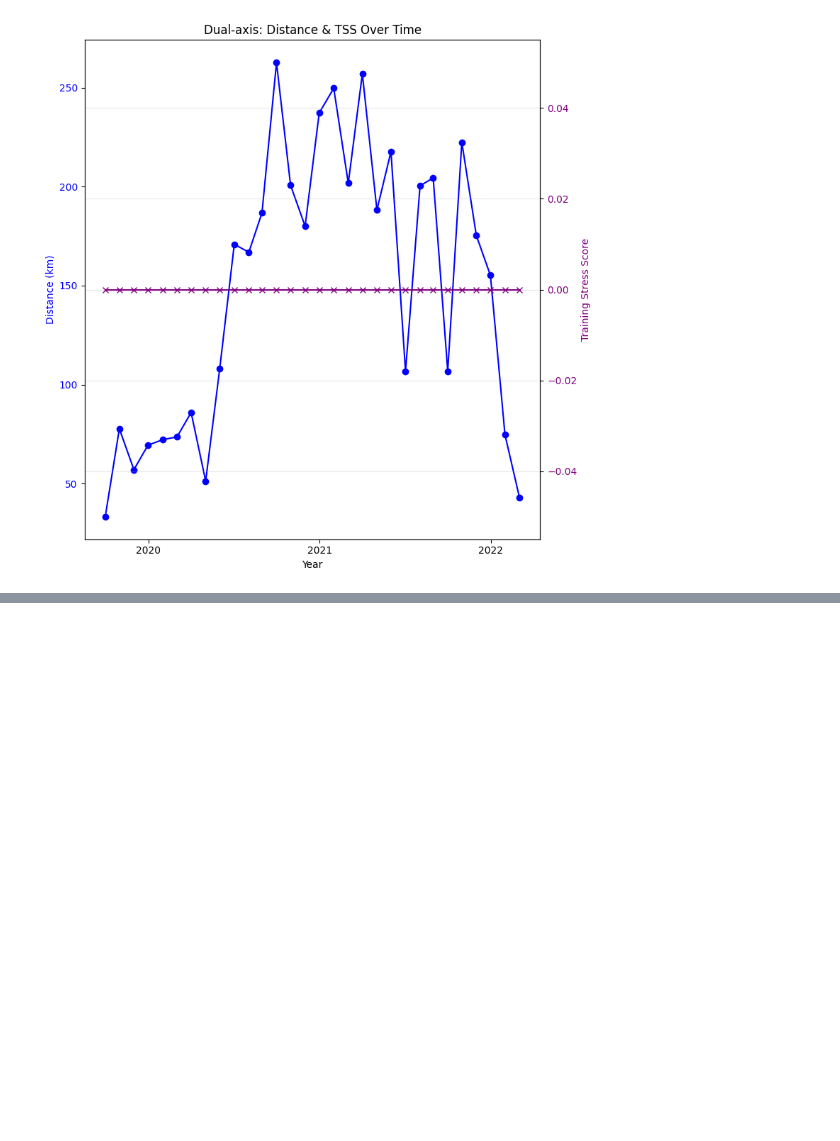
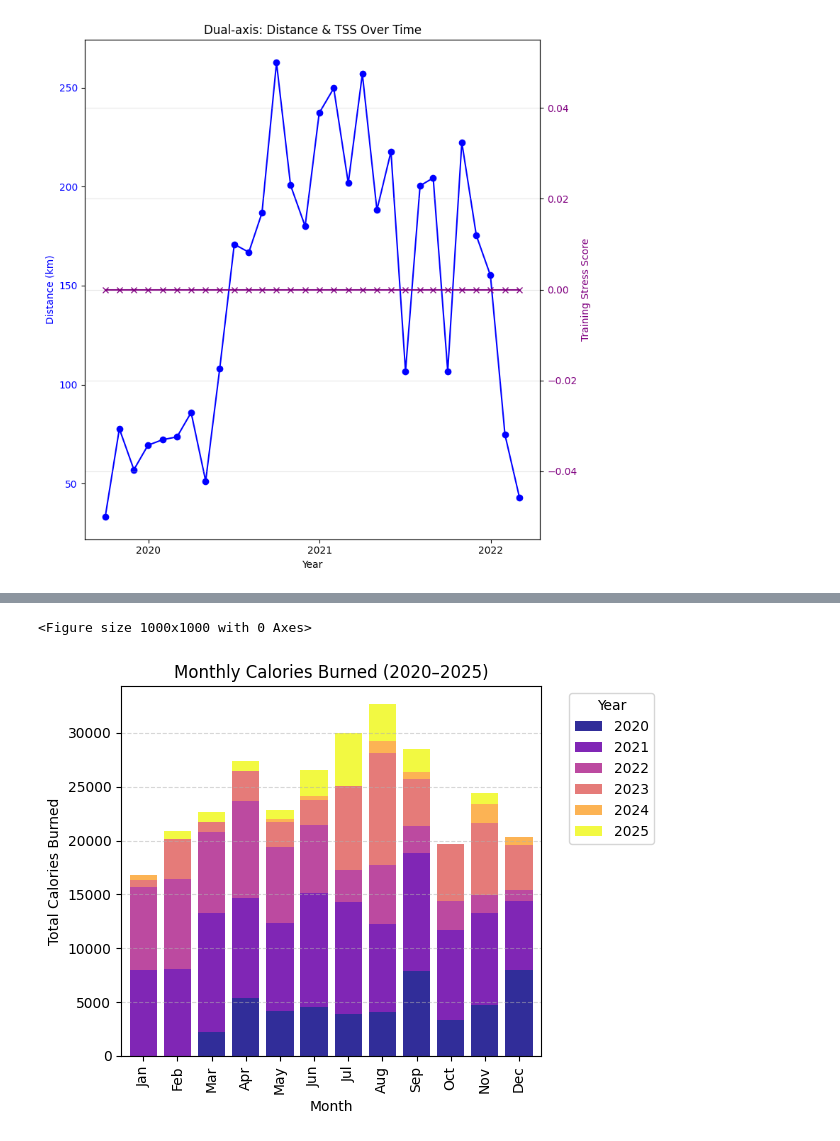
Before and after one commit to alireza-data/Sport-Activities, a Jupyter notebook: Activity_Analysis.ipynb, the cells around one changed output, grey strips where cells are left out. Cells and saved outputs as stored; diff of their text form; code cells hidden in the pictures; blank space fills up the shorter version.

```diff
--- a/Activity_Analysis.ipynb
+++ b/Activity_Analysis.ipynb
@@ -1040,0 +964,32 @@ plt.show()
+# %%
+import pandas as pd
+import matplotlib.pyplot as plt
+
+# Assuming df_clean and pivot_data from your last step are correct
+
+# Map month numbers to names
+month_labels = ['Jan','Feb','Mar','Apr','May','Jun','Jul','Aug','Sep','Oct','Nov','Dec']
+pivot_data = pivot_data.sort_index()  # ensure months are in order
+pivot_data.index = [month_labels[m-1] for m in pivot_data.index]
+
+# Plot stacked bar chart
+plt.figure(figsize=(10,10))  # square figure
+
+ax = pivot_data.plot(
+    kind='bar',
+    stacked=True,
+    colormap='plasma',
+    alpha=0.85,
+    width=0.8
+)
+
+plt.xlabel("Month")
+plt.ylabel("Total Calories Burned")
+plt.title("Monthly Calories Burned (2020–2025)")
+plt.grid(axis='y', linestyle='--', alpha=0.5)
+plt.legend(title="Year", bbox_to_anchor=(1.05,1), loc='upper left')
+plt.tight_layout()
+plt.show()
+# %% [output]
+<Figure size 1000x1000 with 0 Axes>
+[figure, added]
```
Also changed, not shown: parts of 22 cells of this notebook.
